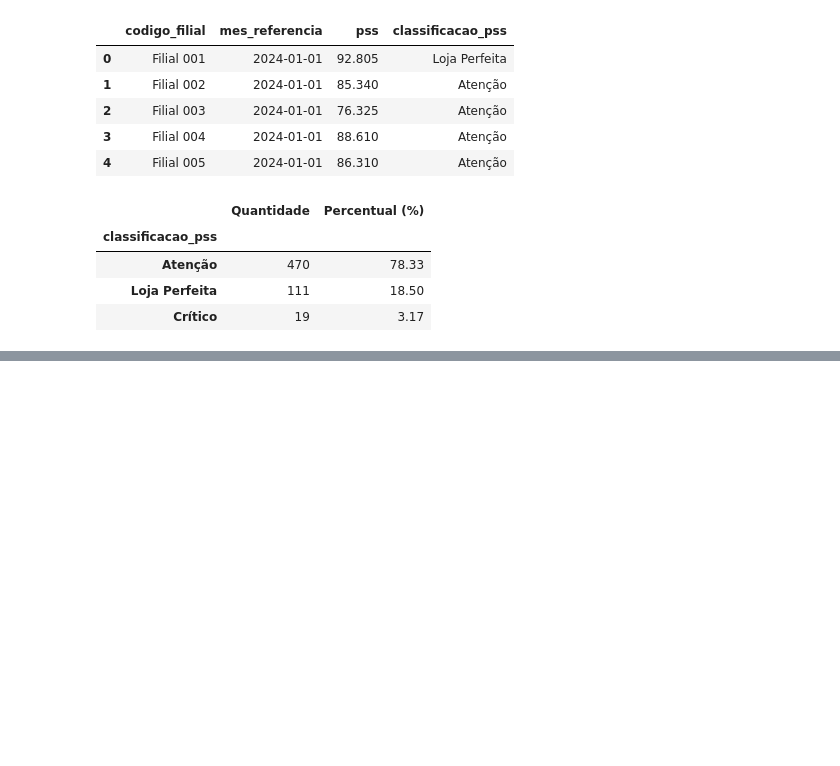
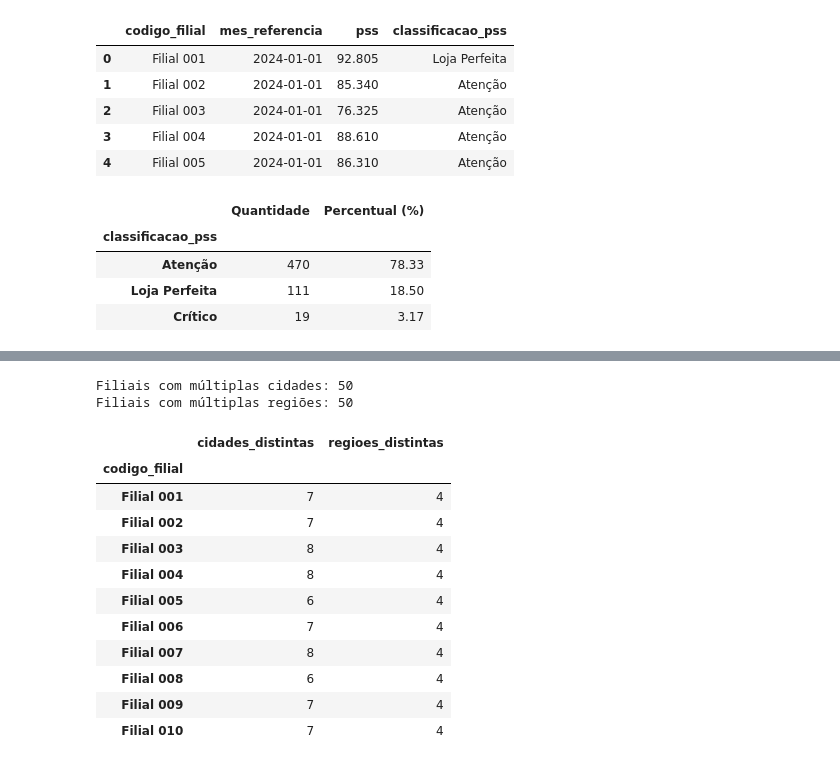
Before and after one commit to DanielDevCC26/perfect-store-analysis, a Jupyter notebook: notebooks/perfect_store_analysis.ipynb, the cells around one changed output, grey strips where cells are left out. Cells and saved outputs as stored; diff of their text form; code cells hidden in the pictures; blank space fills up the shorter version.

```diff
--- a/notebooks/perfect_store_analysis.ipynb
+++ b/notebooks/perfect_store_analysis.ipynb
@@ -152,0 +219,31 @@ resumo_pss
+# %%
+# Verificar a quantidade de cidades e regiões por filial
+localizacao_filiais = df.groupby("codigo_filial").agg(
+    cidades_distintas=("cidade", "nunique"),
+    regioes_distintas=("regiao", "nunique")
+)
+
+# Resumir as inconsistências cadastrais
+print("Filiais com múltiplas cidades:",
+      (localizacao_filiais["cidades_distintas"] > 1).sum())
+
+print("Filiais com múltiplas regiões:",
+      (localizacao_filiais["regioes_distintas"] > 1).sum())
+
+# Visualizar os primeiros resultados
+localizacao_filiais.head(10)
+# %% [output]
+Filiais com múltiplas cidades: 50
+Filiais com múltiplas regiões: 50
+|  | cidades_distintas | regioes_distintas |
+| codigo_filial |  |  |
+| Filial 001 | 7 | 4 |
+| Filial 002 | 7 | 4 |
+| Filial 003 | 8 | 4 |
+| Filial 004 | 8 | 4 |
+| Filial 005 | 6 | 4 |
+| Filial 006 | 7 | 4 |
+| Filial 007 | 8 | 4 |
+| Filial 008 | 6 | 4 |
+| Filial 009 | 7 | 4 |
+| Filial 010 | 7 | 4 |
```
Also changed, not shown: parts of 5 cells of this notebook.
